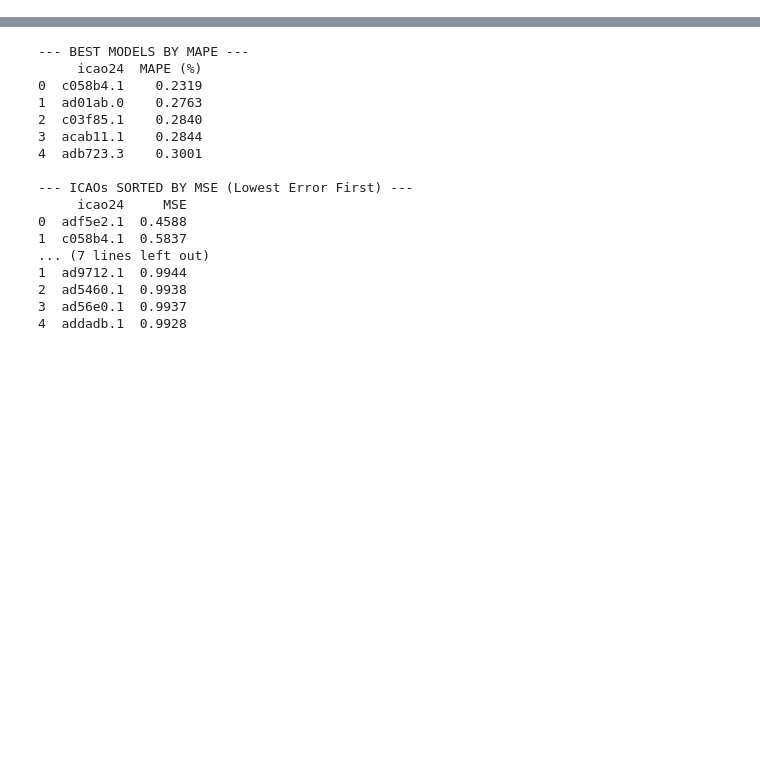
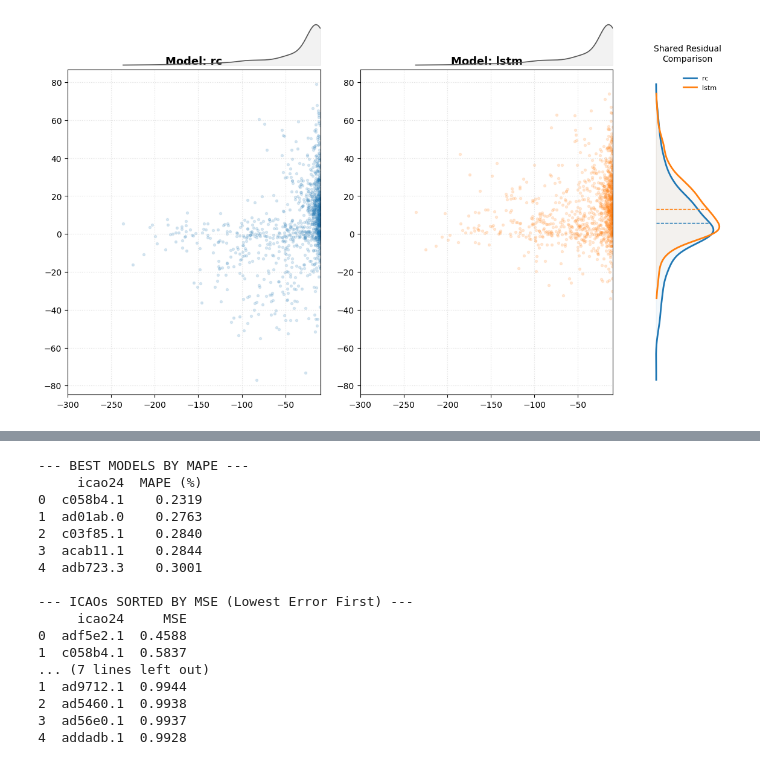
Before and after one commit to mcamarillas/reservoir-computing-flight-prediction, a Jupyter notebook: test_eval_framework.ipynb, the cells around one changed output, grey strips where cells are left out. Saved outputs shown, nothing was run; the diff lists cells and outputs as text; code cells hidden in the pictures; blank space fills up the shorter version.

```diff
--- a/test_eval_framework.ipynb
+++ b/test_eval_framework.ipynb
@@ -84,0 +87,4 @@ from src.evaluation_framework.evalutaion_framework import map_predictions_to_ica
+# %%
+evaluation_framework.plot_acceleration_vs_residuals(y_true_lstm, d, acc_range=(-300, -10))
+# %% [output]
+[figure, added]
```
Also changed, not shown: parts of 20 cells of this notebook, 16 other files.
